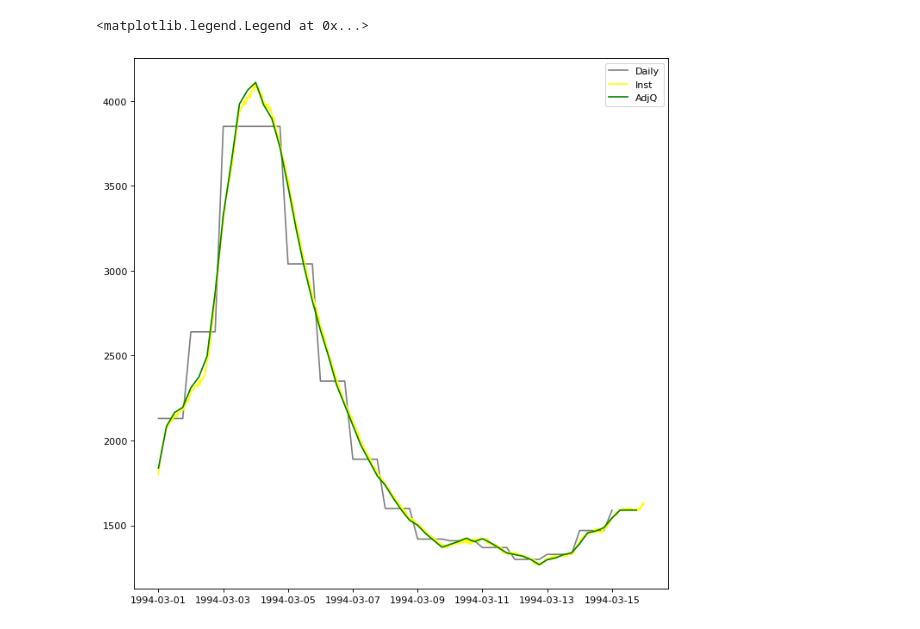
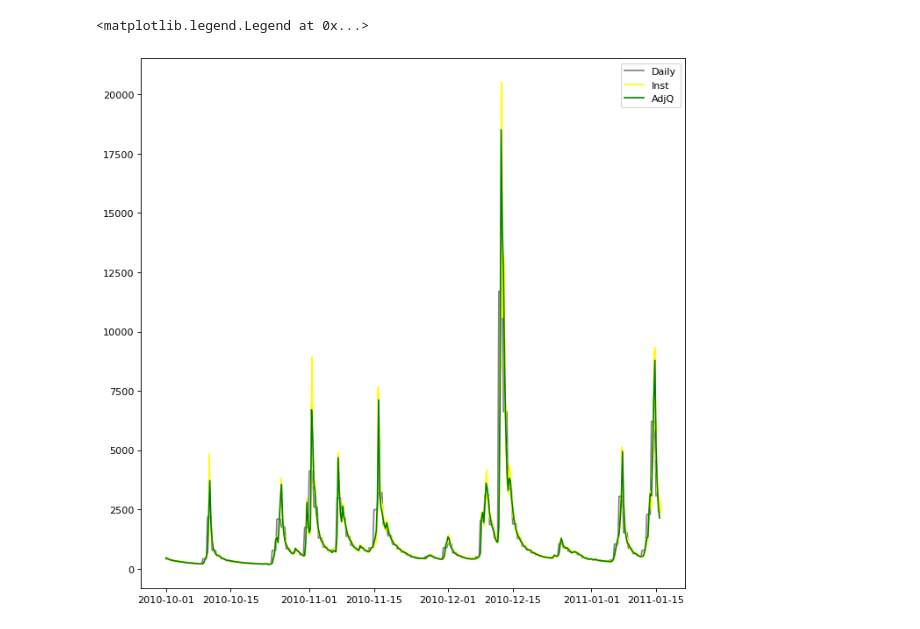
Before and after one commit to NOAA-NWRFC/nwsrfs-hydro-models, a Jupyter notebook: py-rfchydromodels/Notebooks/AdjustQ_to_HDF5.ipynb, the cells around one changed output. Drawn from its saved outputs; the diff is of its cells as text; code cells hidden in the pictures.

```diff
--- a/py-rfchydromodels/Notebooks/AdjustQ_to_HDF5.ipynb
+++ b/py-rfchydromodels/Notebooks/AdjustQ_to_HDF5.ipynb
@@ -16,4 +14,4 @@ The autoreload extension is already loaded. To reload it, use:
 # %%
-folder='/Users/barberwalters/Geoffrey_Work/Repo/nwrfc-auto-calibration/'
-forcing_folder='/Users/barberwalters/Geoffrey_Work/Repo/nwrfc-auto-calibration/data/HDF5_Files'
+folder='/home/gwalters/Repo/nwrfc-auto-calibration/runs'
+forcing_folder='/home/gwalters/Repo/nwrfc-auto-calibration/data/HDF5_Files'
 # %%
@@ -97,28 +102,37 @@ def hdf5_check(path,zone=1):
     store.close()
     return(ts_dic)
 # %%
-sim_folder=os.path.join(folder,'runs','opt_run','2zone')
+ac_sim_folder=os.path.join(folder,'NWWASH','2zone')
+chps_sim_folder=os.path.join(os.getcwd(),'autocalb_sim_output')
 
-sim_lookup_df=pd.DataFrame({'Fcst_pt':['RAWW1'],'LID':['PACW1'],'Run':['results_por_01']})
+
+sim_lookup_df=pd.DataFrame({'Fcst_pt':['NRKW1','NRKW1','NRKW1'],'LID':['NFNW1','MFNW1','NSSW1'],'AC_Run':['results_por_02','results_por_03','results_cv_1_03']})
 
 for index, row in sim_lookup_df.iterrows():
 
-    run_dir=os.path.join(sim_folder,row.LID)
-    forcing, pars, upflow, flow =nwsrfs_prep(run_dir,row.Run)
+    run_dir=os.path.join(ac_sim_folder,row.LID)
+    forcing, pars, upflow, flow =nwsrfs_prep(run_dir,row.AC_Run)
     sim = Model(forcing,pars,upflow,flow)
-    sim_run=sim.run_all()
+    ac_sim_run=sim.run_all()
+
+    chps_xml=os.path.join(chps_sim_folder,row.LID+'_SQIN_HS_export.xml')
+    pixml_file=read_pixml_timeseries(chps_xml)
+    chps_sim_run=pixml_file.to_df(['units'])
+    chps_sim_run=chps_sim_run.set_index('valid_datetime').value.astype('float').multiply(35.3147)
+    chps_sim_run.index=pd.to_datetime(chps_sim_run.index)
 
     new_index=pd.date_range('1979-10-01 00:00:00','2022-10-01 00:00:00',freq='6H')
+    sim_run=chps_sim_run.combine_first(ac_sim_run)
     sim_run=sim_run.reindex(new_index)
     sim_run.interpolate(method='linear',limit_direction='both',inplace=True)
 
     store=h5py.File(os.path.join(forcing_folder,row.Fcst_pt+'.h5'), 'a')
 
     obs_daily_mean=hdf_to_df(store, '/Tributary_Streamflow/'+row.LID+'/Daily')
-    obs_daily_mean.index=pd.to_datetime(obs_daily_mean.index)
+    #obs_daily_mean.index=pd.to_datetime(obs_daily_mean.index)
 
     obs_inst=hdf_to_df(store,'/Tributary_Streamflow/'+row.LID+'/Instantaneous')
-    obs_inst.index=pd.to_datetime(obs_inst.index)
+    #obs_inst.index=pd.to_datetime(obs_inst.index)
 
     adj_q=pd.DataFrame({'Inst_Streamflow_cfs':adjustq(obs_inst.Inst_Streamflow_cfs,obs_daily_mean.Daily_Avg_Streamflow_cfs,sim_run)})
     adj_q['Source']='Derived'
@@ -131,18 +145,18 @@ for index, row in sim_lookup_df.iterrows():
 # %%
 adj_q.index=pd.to_datetime(adj_q.index)
 
 fig, ax = plt.subplots(1,1, dpi= 80, facecolor='w',figsize=(10, 10),sharex=True)
 
-start='Mar 1 1994'
-end='Mar 15 1994'
+start='Oct 1 2010'
+end='Jan 15 2011'
 
 ax.plot(obs_daily_mean.loc[start:end,'Daily_Avg_Streamflow_cfs'].resample('6h').ffill(),color='grey',
        label='Daily')
 ax.plot(obs_inst.loc[start:end,'Inst_Streamflow_cfs'],color='yellow',
        label='Inst')
 ax.plot(adj_q.loc[start:end,'Inst_Streamflow_cfs'],color='green',label='AdjQ')
 
 ax.legend()
 # %% [output]
 <matplotlib.legend.Legend at 0x...>
-[figure, old version]
+[figure, new version]
```
Also changed, not shown: parts of 2 cells of this notebook, 1 other file.
